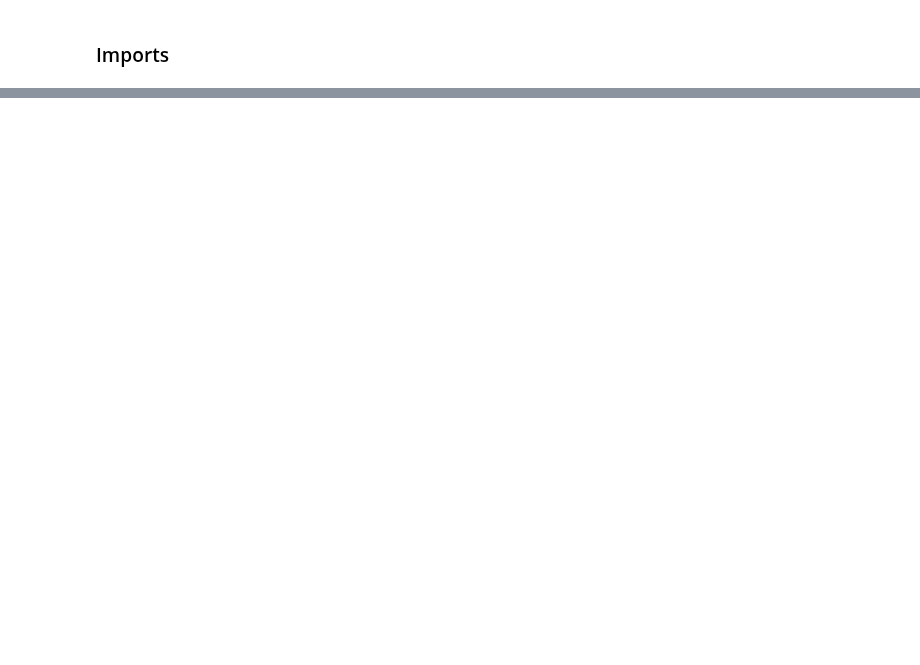
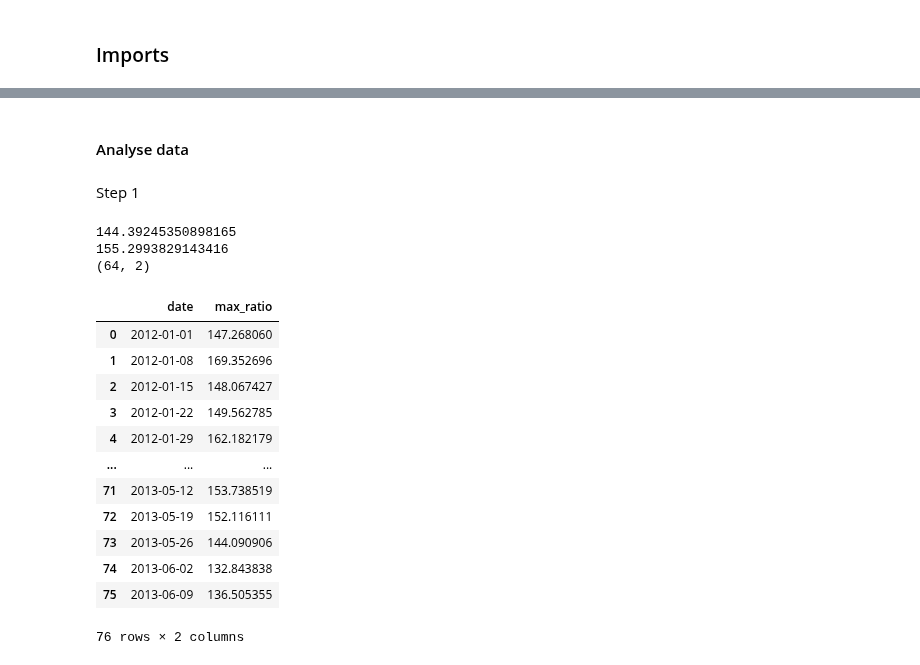
Before and after one commit to epfl-ada/ada-2020-project-milestone-p3-p3_pada1, a Jupyter notebook: chilling_effect_trend.ipynb, the cells around one changed output, grey strips where cells are left out. Cells and saved outputs as stored; diff of their text form; code cells hidden in the pictures; blank space fills up the shorter version.

```diff
--- a/chilling_effect_trend.ipynb
+++ b/chilling_effect_trend.ipynb
@@ -35,0 +61,2 @@ terrorism_df.head()
+# %% [markdown]
+#### Analyse data
@@ -35,0 +74,24 @@ terrorism_df.head()
+# %% [markdown]
+Step 1
+# %%
+print(np.mean(terrorism_pre_june_ts['max_ratio']))
+print(np.mean(terrorism_post_june_ts['max_ratio']))
+print(terrorism_post_june_ts.shape)
+terrorism_pre_june_ts
+# %% [output]
+144.39245350898165
+155.2993829143416
+(64, 2)
+|  | date | max_ratio |
+| 0 | 2012-01-01 | 147.268060 |
+| 1 | 2012-01-08 | 169.352696 |
+| 2 | 2012-01-15 | 148.067427 |
+| 3 | 2012-01-22 | 149.562785 |
+| 4 | 2012-01-29 | 162.182179 |
+| ... | ... | ... |
+| 71 | 2013-05-12 | 153.738519 |
+| 72 | 2013-05-19 | 152.116111 |
+| 73 | 2013-05-26 | 144.090906 |
+| 74 | 2013-06-02 | 132.843838 |
+| 75 | 2013-06-09 | 136.505355 |
+76 rows × 2 columns
```
Also changed, not shown: parts of 18 cells of this notebook.
